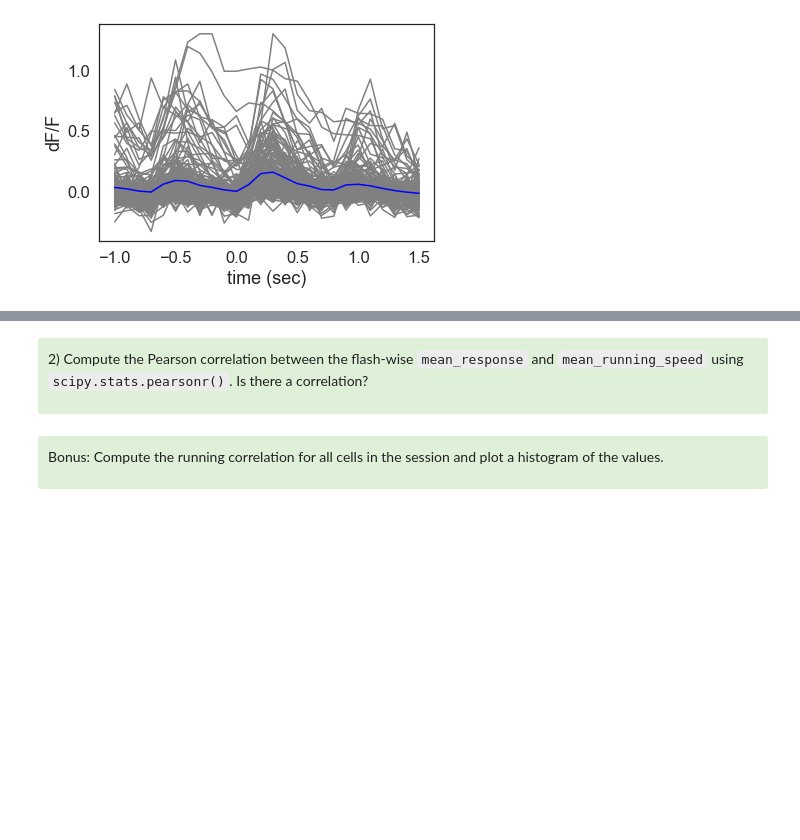
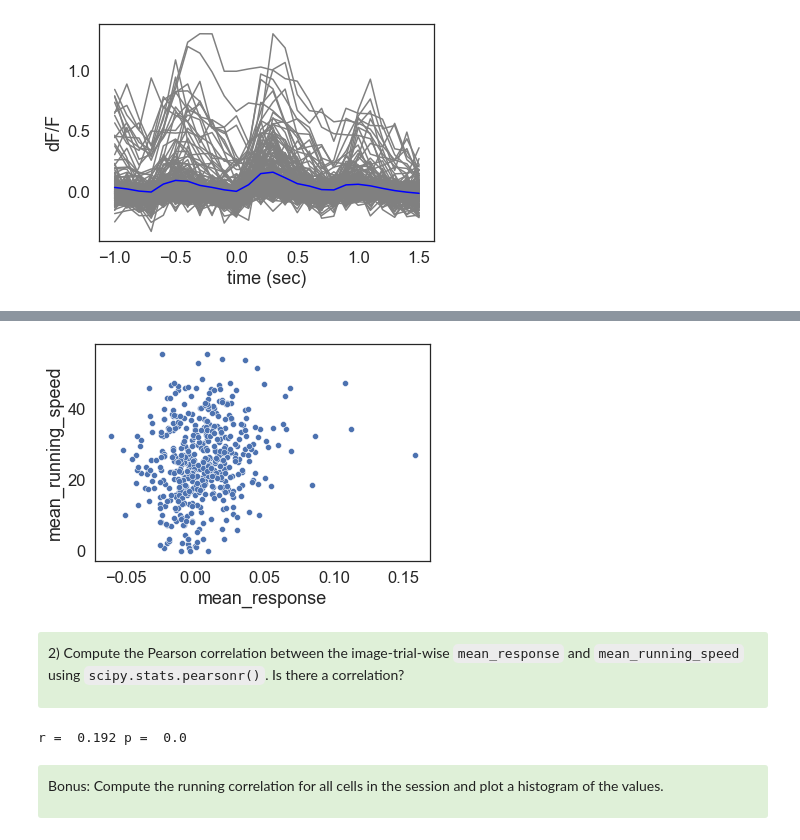
Before and after one commit to AllenInstitute/swdb_2021, a Jupyter notebook: DynamicBrain/solutions/VisualBehavior_Exercises_Solutions.ipynb, the cells around one changed output, grey strips where cells are left out. Saved outputs shown, nothing was run; the diff lists cells and outputs as text; code cells hidden in the pictures; blank space fills up the shorter version.

```diff
--- a/DynamicBrain/solutions/VisualBehavior_Exercises_Solutions.ipynb
+++ b/DynamicBrain/solutions/VisualBehavior_Exercises_Solutions.ipynb
@@ -609,0 +628,10 @@ pref_stim_flashes.head()
+# %%
+# get stimulus response df for image presentations only (excluding omissions)
+time_window = [-1, 1.5]
+stimulus_response_df = ophys.get_stimulus_response_df(ophys_experiment,
+                                                     time_window = time_window,
+                                                     data_type = 'dff',
+                                                     event_type = 'images')
+# %%
+stimulus_response_df = stimulus_response_df.join(stimulus_presentations_df,
+                                                on='stimulus_presentations_id')
@@ -609,0 +647,10 @@ pref_stim_flashes.head()
+# %%
+cell_specimen_ids = stimulus_response_df['cell_specimen_id'].unique()
+# %%
+# select one cell
+cell_specimen_id = cell_specimen_ids[4]
+
+# select response of the cell to one image type
+stimulus_response_df_sel = stimulus_response_df[(stimulus_response_df['cell_specimen_id']==cell_specimen_id) &
+                                         (stimulus_response_df['image_index']==0)]
+stimulus_response_df_sel.head()
@@ -610,17 +664,21 @@ pref_stim_flashes.head()
 # %%
 # plot scatter plot of mean response vs. running speed
 fig, ax = plt.subplots()
-ax = sns.scatterplot(data=pref_stim_flashes, x='mean_response', y='mean_running_speed', ax=ax)
+ax = sns.scatterplot(data=stimulus_response_df_sel, x='mean_response', y='mean_running_speed', ax=ax)
+# %% [output]
+[figure, added]
 # %% [markdown]
 <div style="background: #DFF0D8; border-radius: 3px; padding: 10px;">
-<p> 2) Compute the Pearson correlation between the flash-wise <code>mean_response</code> and <code>mean_running_speed</code> using <code>scipy.stats.pearsonr()</code>. Is there a correlation?
+<p> 2) Compute the Pearson correlation between the image-trial-wise <code>mean_response</code> and <code>mean_running_speed</code> using <code>scipy.stats.pearsonr()</code>. Is there a correlation?
 
 </div>
 # %%
 # get pearson correlation
 import scipy.stats as st
-r, p = st.pearsonr(pref_stim_flashes['mean_response'].values, pref_stim_flashes['mean_running_speed'].values)
-print('r = ', np.round(r,3))
+r, p = st.pearsonr(stimulus_response_df_sel['mean_response'].values, stimulus_response_df_sel['mean_running_speed'].values)
+print('r = ', np.round(r,3), 'p = ', np.round(p,3))
+# %% [output]
+r =  0.192 p =  0.0
 # %% [markdown]
 <div style="background: #DFF0D8; border-radius: 3px; padding: 10px;">
 
```
Also changed, not shown: parts of 21 cells of this notebook.
